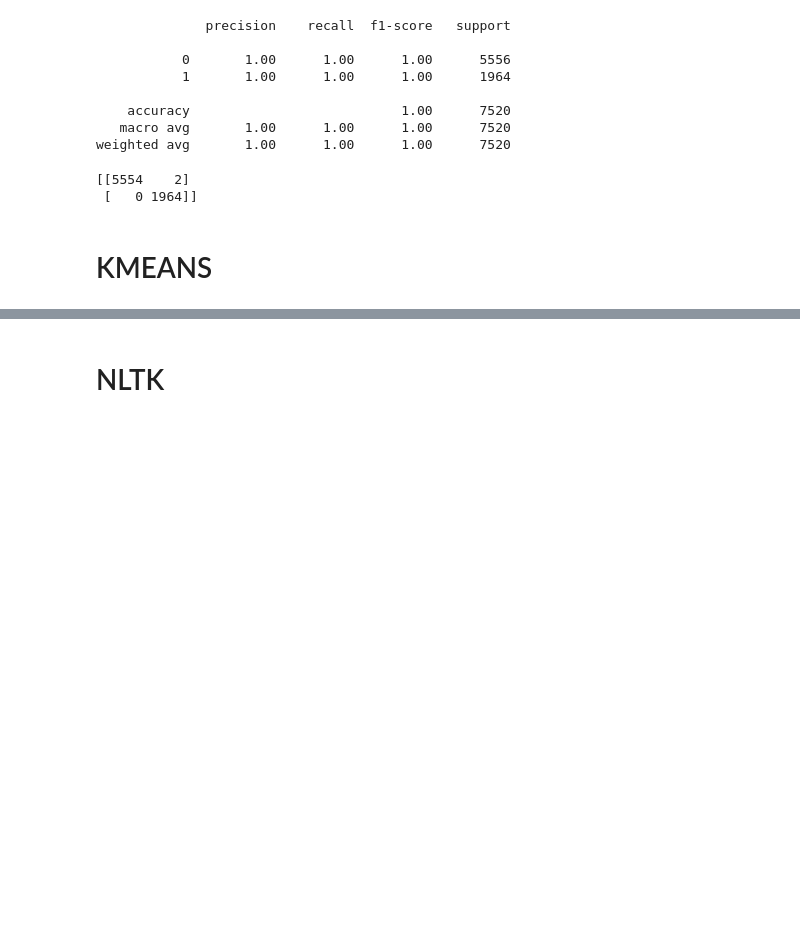
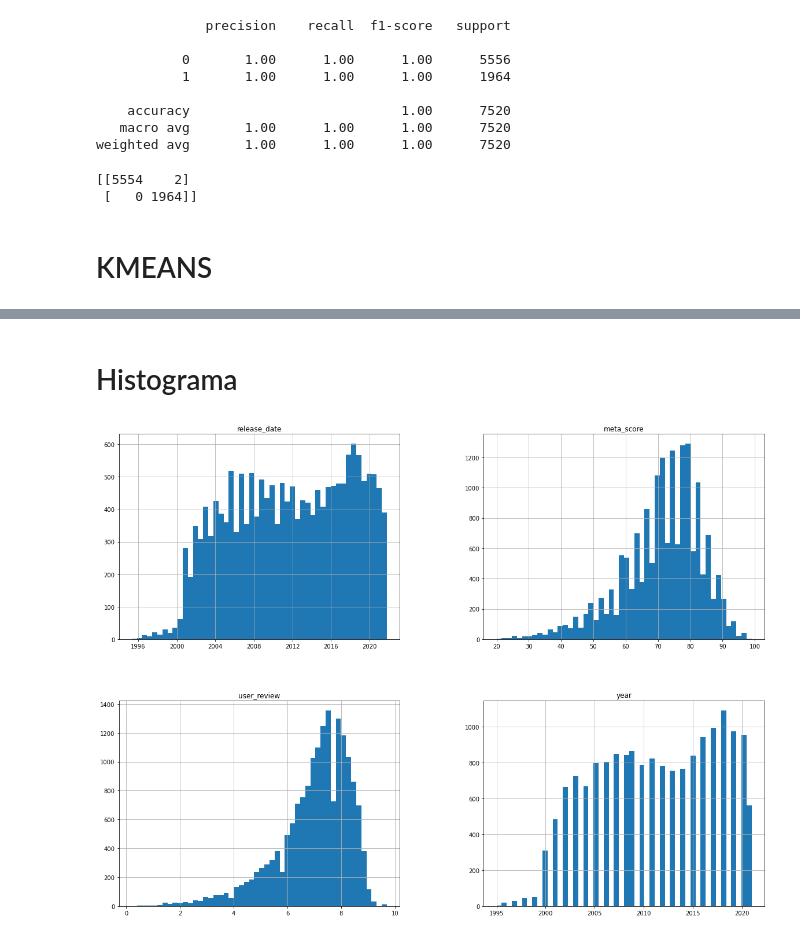
Before and after one commit to LPestana18/Projeto-Games, a Jupyter notebook: gamesia/gamesIA.ipynb, the cells around one changed output, grey strips where cells are left out. Saved outputs shown, nothing was run; the diff lists cells and outputs as text; code cells hidden in the pictures; blank space fills up the shorter version.

```diff
--- a/gamesia/gamesIA.ipynb
+++ b/gamesia/gamesIA.ipynb
@@ -547,10 +516,0 @@ df.head()
-# %%
-df.drop('platform', axis=1, inplace=True)
-df.drop('release_date', axis=1, inplace=True)
-df.drop('user_review', axis=1, inplace=True)
-df.head()
-# %%
-mms = MinMaxScaler()
-mms.fit(df)
-transformed_data = mms.transform(df)
-transformed_data
@@ -585,2 +517,2 @@ plt.show()
 # %% [markdown]
-# NLTK
+# Histograma
@@ -588,0 +519,6 @@ df.head()
+# %%
+import matplotlib.pyplot as plt
+df.hist(bins=50, figsize=(20, 15))
+plt.show()
+# %% [output]
+[figure, added]
```
Also changed, not shown: parts of 7 cells of this notebook.
